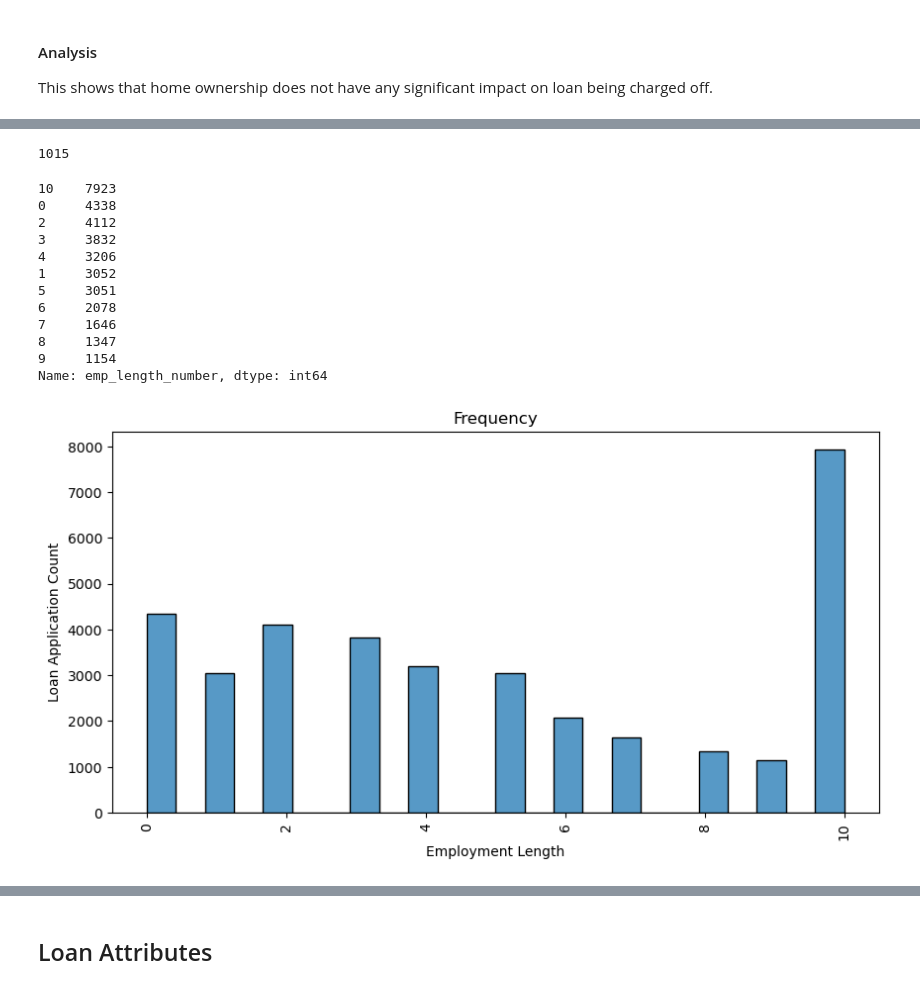
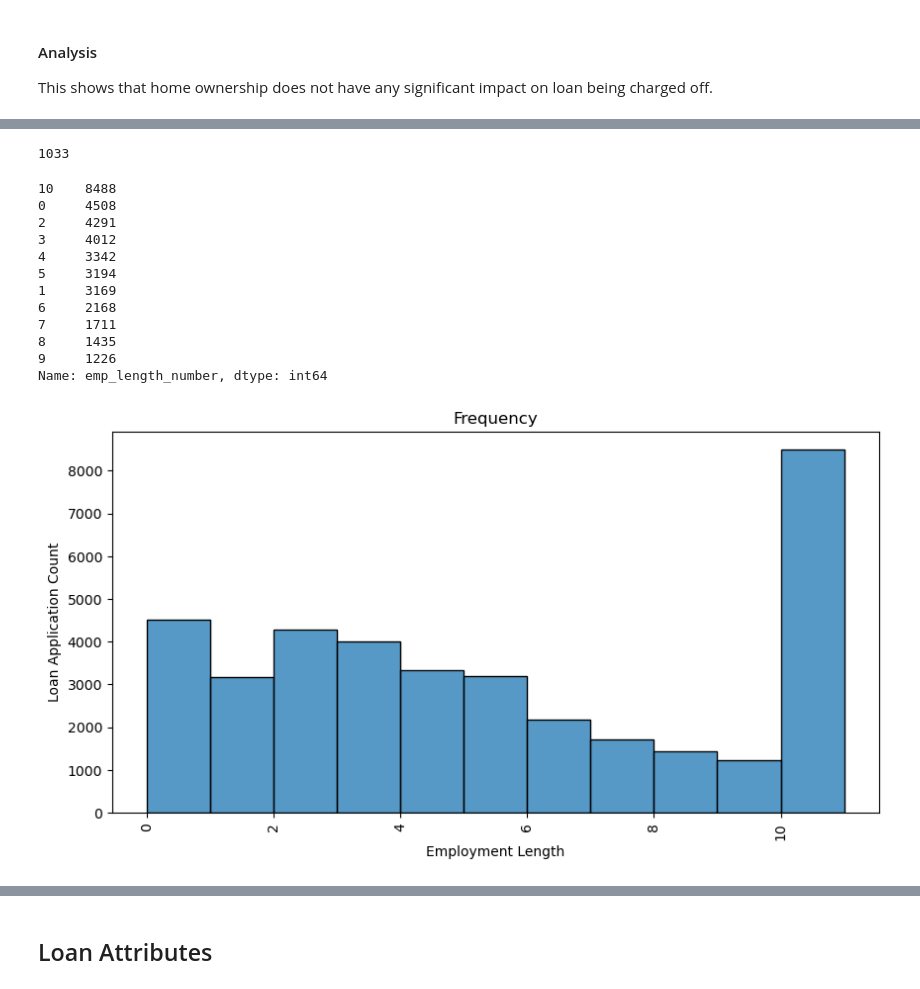
Before and after one commit to arijeetsaha/Lending_Club_Case_Study, a Jupyter notebook: Arijeet.ipynb, the cells around one changed output, grey strips where cells are left out. Saved outputs shown, nothing was run; the diff lists cells and outputs as text; code cells hidden in the pictures.

```diff
--- a/Arijeet.ipynb
+++ b/Arijeet.ipynb
@@ -240,4 +240,4 @@ only first 3 digits of the Zipcode is provided. So this can be dropped.
 # %%
 # Dropping columns which has no relevance for charged off analysis
 
-df_clean.drop(columns=['url', 'desc', 'title', 'zip_code','earliest_cr_line'], inplace=True)
+df_clean.drop(columns=['url', 'desc', 'title', 'zip_code','earliest_cr_line','issue_d'], inplace=True)
@@ -611,12 +592,12 @@ Name: emp_length, dtype: int64
 # deriving emp_length_number column by converting string in "emp_length" to ordered categorical integer variable
 # Considering that employment length of 10 represents all employment length of 10+ years
 # Considering that employement length of 0 represents all employment length of <1 year
-df_c["emp_length_number"]= df_c.emp_length.apply(lambda x: str(x).replace(' years','').replace('+','').replace('< 1','0').replace(' year',''))
+df_clean["emp_length_number"]= df_clean.emp_length.apply(lambda x: str(x).replace(' years','').replace('+','').replace('< 1','0').replace(' year',''))
 # %%
-df_c.emp_length.isna().sum()
+df_clean.emp_length.isna().sum()
 # %% [output]
-1015
+1033
 # %%
 # employee length dataframe excluding the records without emp_length information
-df_el= df_c[~df_c.emp_length.isna()]
+df_el= df_clean[~df_clean.emp_length.isna()]
 # %%
@@ -625,20 +608,20 @@ df_el["emp_length_number"]= df_el.emp_length_number.apply(lambda x: int(x))
 # %%
 df_el.emp_length_number.value_counts()
 # %% [output]
-10    7923
-0     4338
-2     4112
-3     3832
-4     3206
-1     3052
-5     3051
-6     2078
-7     1646
-8     1347
-9     1154
+10    8488
+0     4508
+2     4291
+3     4012
+4     3342
+5     3194
+1     3169
+6     2168
+7     1711
+8     1435
+9     1226
 Name: emp_length_number, dtype: int64
 # %%
-# Count of loan application vs employment length for a borrower
-histogram(df_el,"Employment Length", "Loan Application Count", "Frequency","emp_length_number", isKDE=False)
+# Count of loan application vs employment length of a borrower
+histogram(df_el,"Employment Length", "Loan Application Count", "Frequency","emp_length_number", isKDE=False, bins=np.arange(0,12))
 # %% [output]
-[figure, old version]
+[figure, new version]
```
Also changed, not shown: parts of 121 cells of this notebook.
